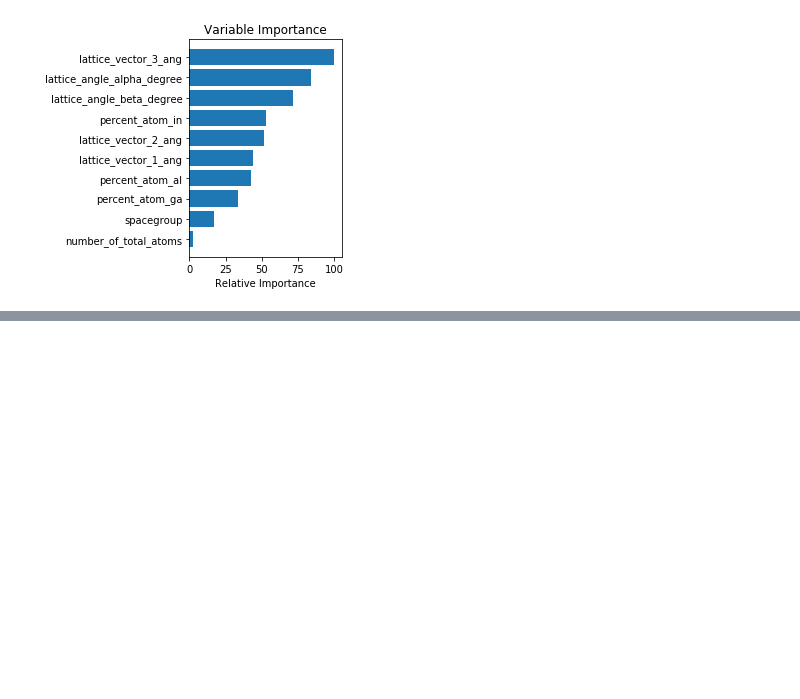
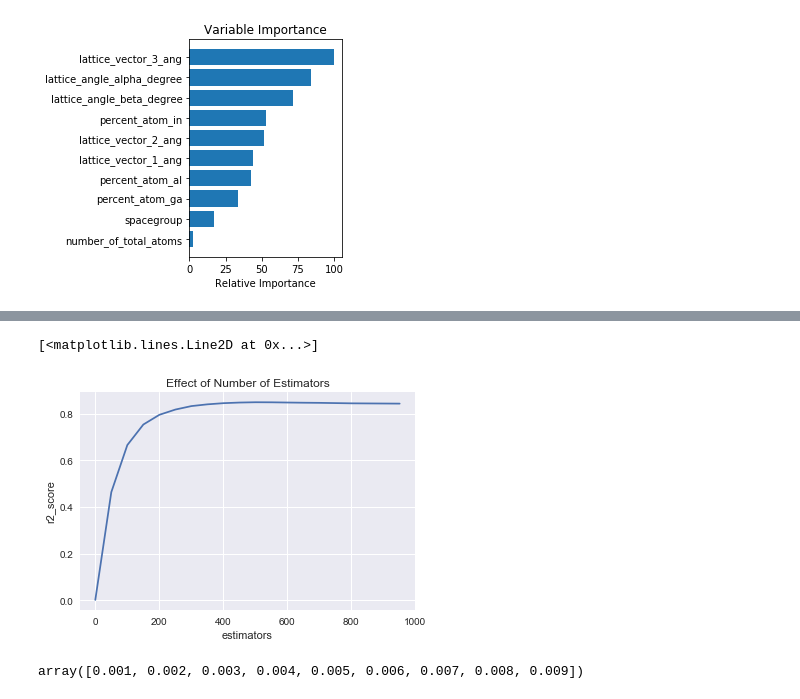
Before and after one commit to PIGMEnT-ecs/pigment, a Jupyter notebook: pigment/Decision-trees.ipynb, the cells around one changed output, grey strips where cells are left out. Cells and saved outputs as stored; diff of their text form; code cells hidden in the pictures; blank space fills up the shorter version.

```diff
--- a/pigment/Decision-trees.ipynb
+++ b/pigment/Decision-trees.ipynb
@@ -141,0 +181,26 @@ clf.fit(xtrain1, ytrain1)
+# %%
+pars = np.arange(1, 1000, 50)
+# %%
+scores = []
+for n in pars:
+    params1 = {'min_samples_split': 2,
+          'learning_rate': 0.01, 'loss': 'ls', 'max_depth':4}
+    clf = GradientBoostingRegressor(**params1, n_estimators=n)
+    clf.fit(xtrain1, ytrain1)
+    ypred = clf.predict(xtest1)
+    test_score = r2_score(ytest1, ypred)
+    scores.append(test_score)
+
+sns.set()
+plt.title("Effect of Number of Estimators")
+plt.xlabel("estimators")
+plt.ylabel("r2_score")
+plt.plot(pars, scores)
+# %% [output]
+[<matplotlib.lines.Line2D at 0x...>]
+[figure, added]
+# %%
+pars = np.arange(0.001, 0.01, 0.001)
+pars
+# %% [output]
+array([0.001, 0.002, 0.003, 0.004, 0.005, 0.006, 0.007, 0.008, 0.009])
```
Also changed, not shown: parts of 7 cells of this notebook.
